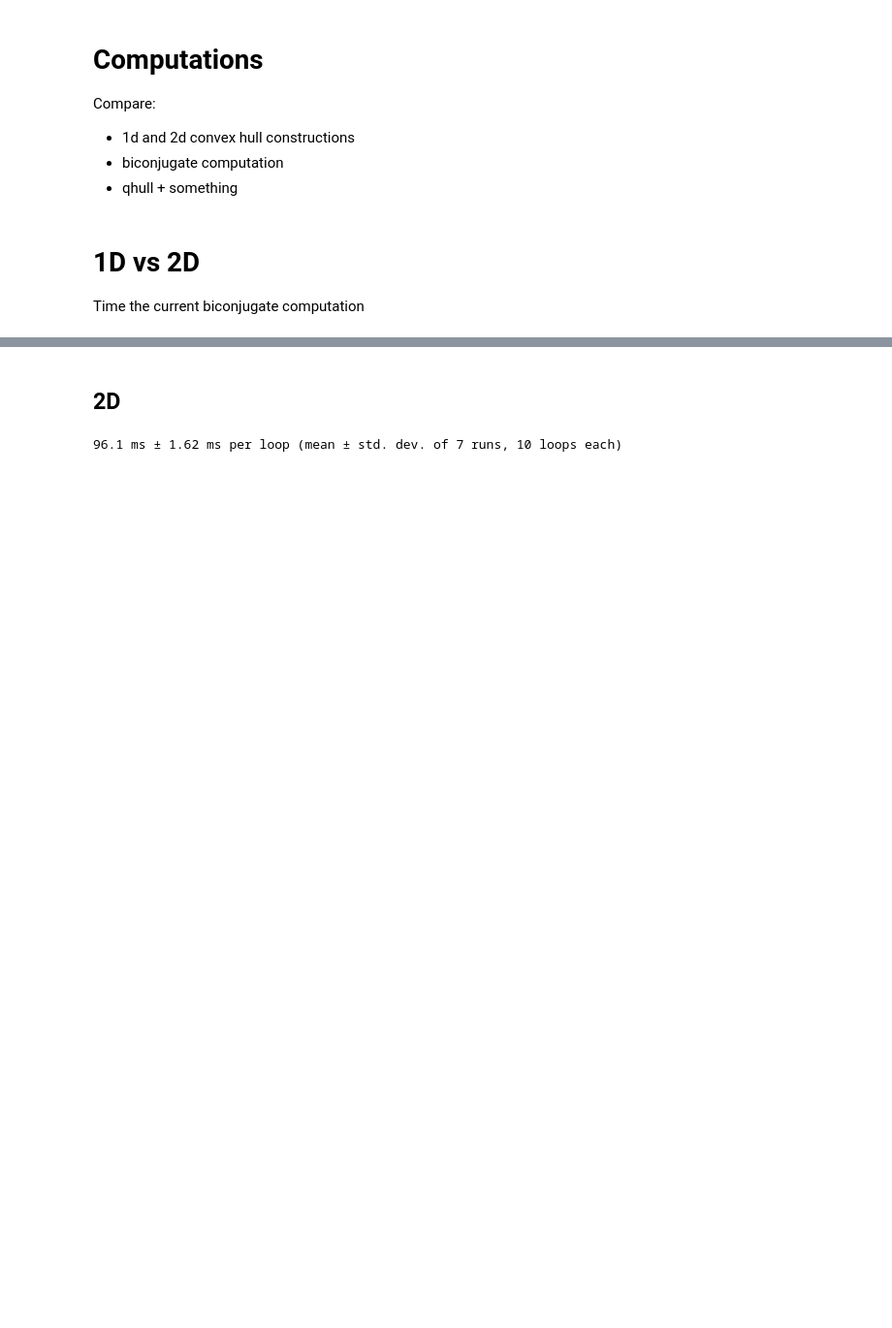
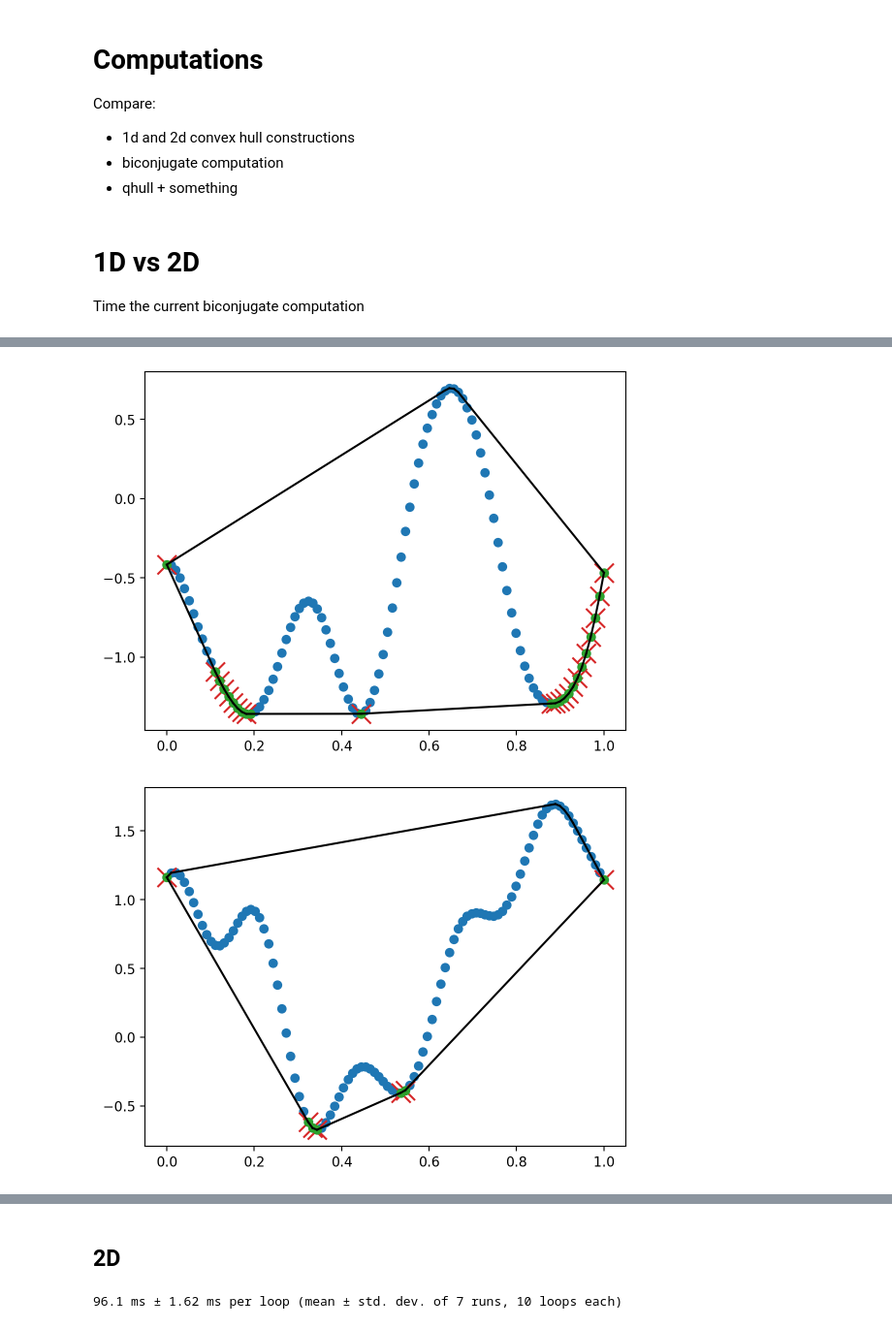
Before and after one commit to PrincetonLIPS/active-phase-mapping, a Jupyter notebook: notebooks/convex_hull_computations.ipynb, the cells around one changed output, grey strips where cells are left out. Shown: that part at 97% size. Cells and saved outputs as stored; diff of their text form; code cells hidden in the pictures; blank space fills up the shorter version.

Commit message:
cleaned up convex hull computation and jitted function...

```diff
--- a/notebooks/convex_hull_computations.ipynb
+++ b/notebooks/convex_hull_computations.ipynb
@@ -105,11 +171,32 @@ Time the current biconjugate computation
 # %%
 seed = 2
 num_iters = 6
-knot_N = 50
+knot_N = 100
 npr.seed(seed); rng_key = jrnd.PRNGKey(seed)
 
 # grid to discretize design space into
 knot_x = jnp.linspace(0, 1, knot_N)
 design_space = knot_x[:, jnp.newaxis]
 
-true_y, true_envelope = generate_true_function(design_space, knot_N)
+for ind in range(5):
+    true_y, true_envelope = generate_true_function(design_space, knot_N)
+
+    plt.figure(); plt.scatter(design_space, true_y)
+    points = np.hstack([design_space, true_y[:, np.newaxis]])
+    hull = ConvexHull(points)
+    for simplex in hull.simplices:
+        plt.plot(points[simplex, 0], points[simplex, 1], 'k-')
+
+    %time hullvals = convex_envelope(design_space, true_y)[0]
+
+    for i in hullvals:
+        plt.scatter(design_space[i], true_y[i], c="tab:red", marker="x", s=200)
+
+
+    %time hull2 = convelope(design_space, true_y)[0]
+    tights2 = np.abs(hull2 - true_y) <= 1e-3
+
+    for i, val in enumerate(tights2):
+        if val == True:
+            plt.scatter(design_space[i], true_y[i], marker="o", c="tab:green")
+# %% [output]
@@ -115,0 +223,2 @@ true_y, true_envelope = generate_true_function(design_space, knot_N)
+[figure, added]
+[figure, added]
```
Also changed, not shown: parts of 40 cells of this notebook.
